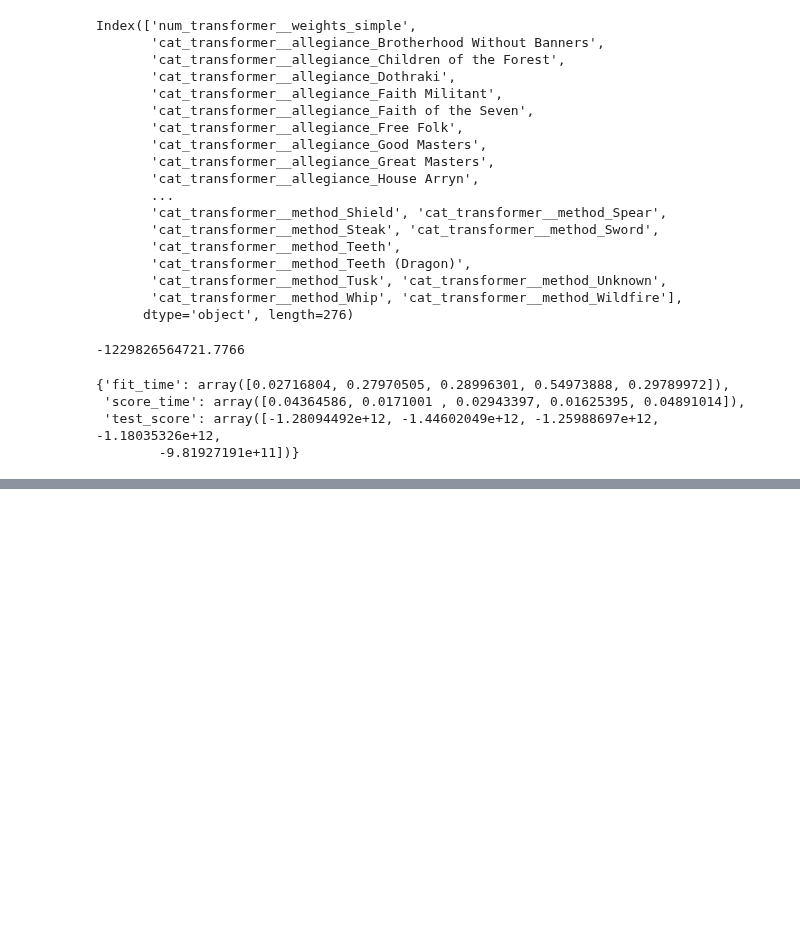
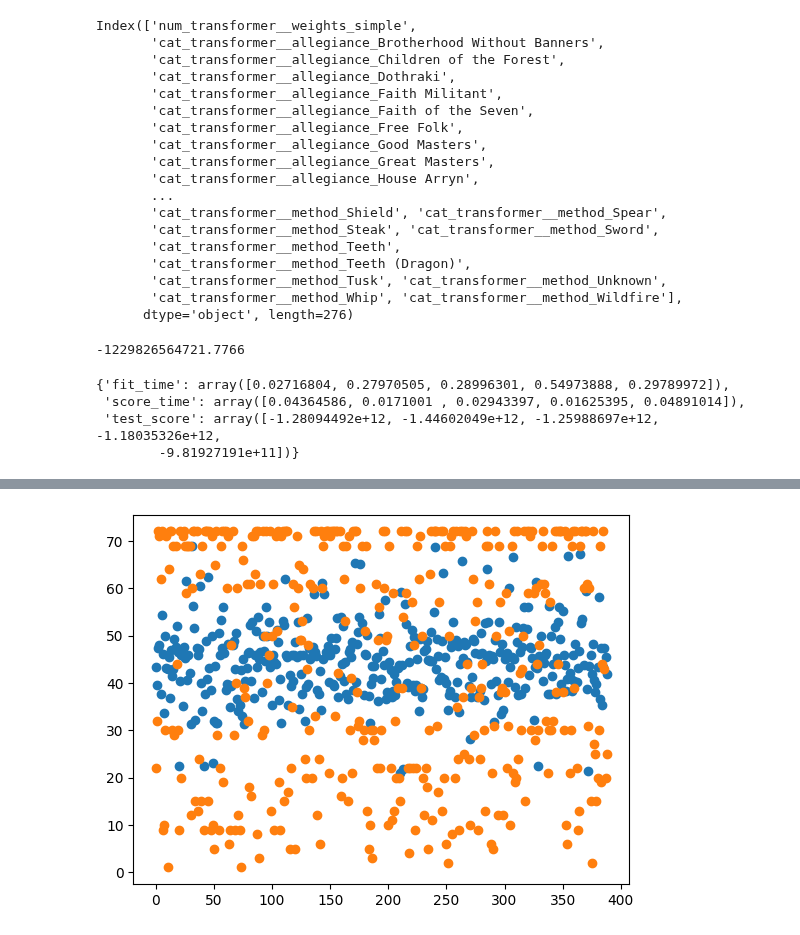
Before and after one commit to franziskasteger/game-of-thrones-survival, a Jupyter notebook: notebooks/josh_GOT_Linear.ipynb, the cells around one changed output, grey strips where cells are left out. Cells and saved outputs as stored; diff of their text form; code cells hidden in the pictures; blank space fills up the shorter version.

```diff
--- a/notebooks/josh_GOT_Linear.ipynb
+++ b/notebooks/josh_GOT_Linear.ipynb
@@ -121,0 +225,7 @@ cv_results
+# %%
+y_pred = pipe.predict(X_train)
+plt.scatter(range(len(y_train)), y_pred)
+plt.scatter(range(len(y_train)), y_train)
+plt.show()
+# %% [output]
+[figure, added]
```
Also changed, not shown: parts of 20 cells of this notebook, 5 other files.
